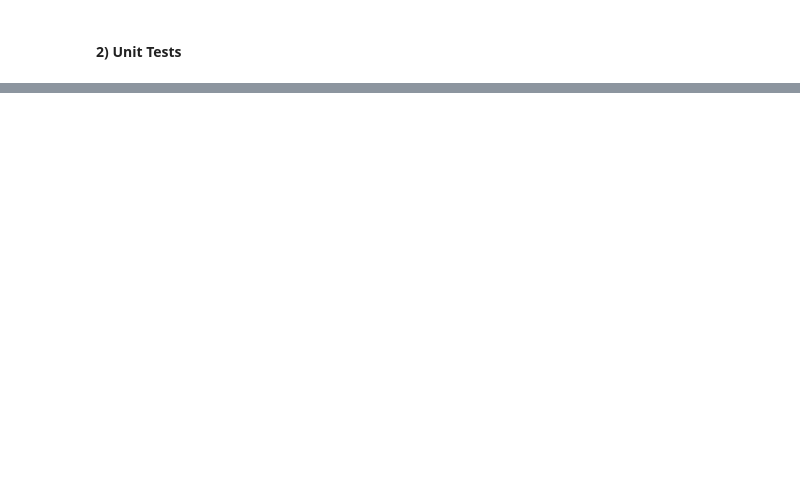
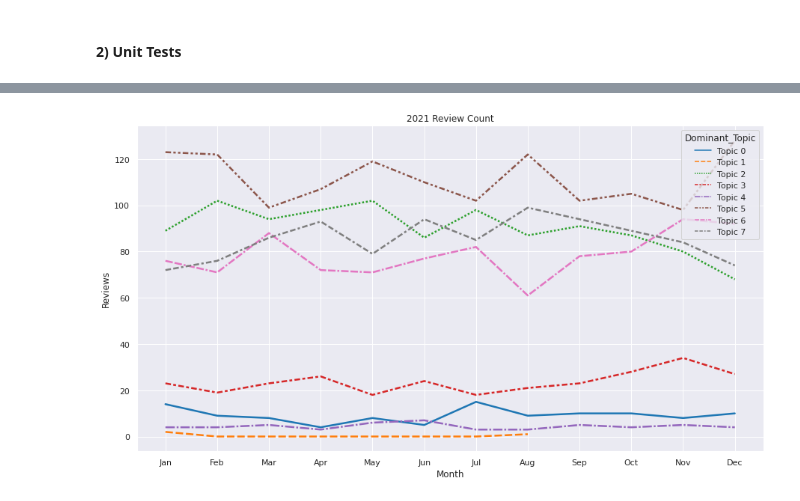
Before and after one commit to JohnnyFoulds/dsm020-2021-oct, a Jupyter notebook: coursework_02/cw.ipynb, the cells around one changed output, grey strips where cells are left out. Cells and saved outputs as stored; diff of their text form; code cells hidden in the pictures; blank space fills up the shorter version.

Commit message:
Created LDA Tuned model

```diff
--- a/coursework_02/cw.ipynb
+++ b/coursework_02/cw.ipynb
@@ -741,0 +756,17 @@ OK
+# %%
+# set the colors per provider
+palette = sns.color_palette('tab10')
+
+# set the plot style
+sns.set_theme(style="whitegrid")
+sns.set(rc={"figure.figsize":(15, 8)})
+sns.set_palette(palette)
+# %%
+# create a sample dataset for testing
+df_train = df_complaints_balance.sample(frac=.3, random_state=random_seed)
+
+# create the topic modeler and perform the pre-processing steps
+topic_modeler = TopicModeling(df_train, random_seed)
+topic_modeler.setup(target='review_content_clean', custom_stopwords=None, verbose=True)
+topic_modeler.create_tuned_model(model='lda', verbose=True)
+#topic_modeler.create_tuned_model(model='lda', num_topics=8, verbose=True)
@@ -742,3 +811,49 @@ OK
+# %%
+def plots_topic_by_month(topic_modeler:TopicModeling):
+    """
+    Plot the topic distribution by month.
+
+    Parameters
+    ----------
+    topic_modeler : TopicModeling
+        The topic modeler with a trained model.
+    """
+    assert topic_modeler.trained_model is not None, 'The model must be trained before plotting the topics.'
+
+    # assign the topics if required
+    if topic_modeler.assigned_data is None:
+        topic_modeler.assign_model(verbose=False)
+
+    # create a balanced dataset by month
+    df_month = topic_modeler.assigned_data.copy()
+    df_month['month'] = df_month['created_at'].dt.strftime('%b')
+
+    under_sampler = RandomUnderSampler(random_state=random_seed)
+    df_month, _ = under_sampler.fit_resample(df_month, df_month.month)
+
+    # create the topic distribution by month
+    df_grouped = df_month.groupby('Dominant_Topic').resample('M', on='created_at').agg({
+        'Dominant_Topic': 'count',
+    }).rename(columns = {'Dominant_Topic':'num_complaints'})
+
+    df_grouped['month'] = df_grouped.index.get_level_values('created_at').strftime('%b')
+
+    # plot the topic distribution by month
+    sns.lineplot(
+        data=df_grouped,
+        x='month',
+        y='num_complaints',
+        hue='Dominant_Topic',
+        style='Dominant_Topic',
+        linewidth=2.5).set(
+            title='2021 Review Count',
+            xlabel='Month',
+            ylabel='Reviews')
+
+# test the topic plot
+plots_topic_by_month(topic_modeler)
+# %% [output]
+[figure, added]
 # %%
 # create a sample dataset for testing
 df_train = df_complaints_balance.sample(n=100, random_state=random_seed)
```
Also changed, not shown: parts of 37 cells of this notebook, 3 other files.
